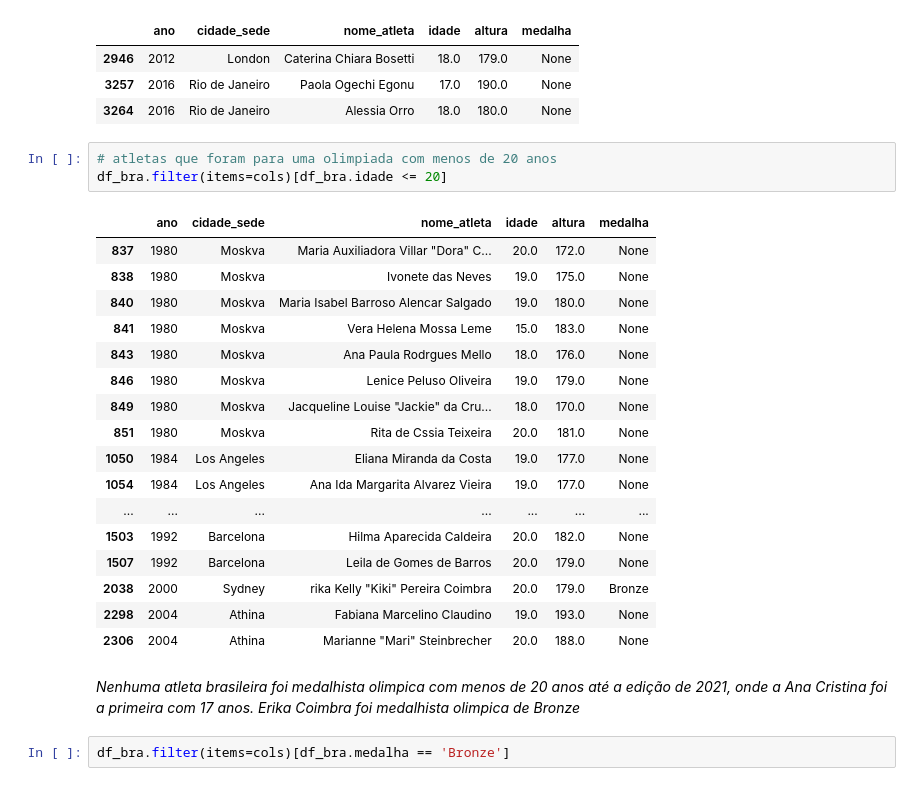
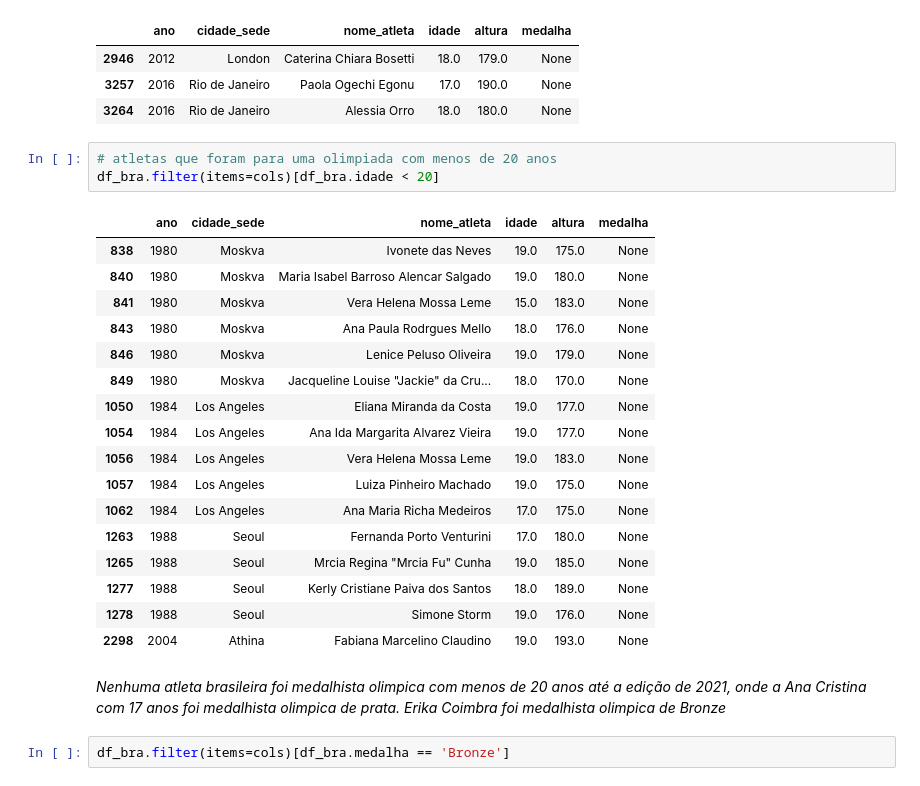
Before and after one commit to ThaisGabriele/DataAnalysisProjects, a Jupyter notebook: Analisando_dados_olimpicos/explorando_dados_olimpiadas.ipynb, the cells around one changed output. Drawn from its saved outputs; the diff is of its cells as text.

```diff
--- a/Analisando_dados_olimpicos/explorando_dados_olimpiadas.ipynb
+++ b/Analisando_dados_olimpicos/explorando_dados_olimpiadas.ipynb
@@ -529,27 +528,27 @@ df[(df.sexo == 'F') & (df.pais == 'Italy')].filter(items=cols)[df.idade < 20]
 | 3264 | 2016 | Rio de Janeiro | Alessia Orro | 18.0 | 180.0 | None |
 # %%
 # atletas que foram para uma olimpiada com menos de 20 anos
-df_bra.filter(items=cols)[df_bra.idade <= 20]
+df_bra.filter(items=cols)[df_bra.idade < 20]
 # %% [output]
 |  | ano | cidade_sede | nome_atleta | idade | altura | medalha |
-| 837 | 1980 | Moskva | Maria Auxiliadora Villar "Dora" C... | 20.0 | 172.0 | None |
 | 838 | 1980 | Moskva | Ivonete das Neves | 19.0 | 175.0 | None |
 | 840 | 1980 | Moskva | Maria Isabel Barroso Alencar Salgado | 19.0 | 180.0 | None |
 | 841 | 1980 | Moskva | Vera Helena Mossa Leme | 15.0 | 183.0 | None |
 | 843 | 1980 | Moskva | Ana Paula Rodrgues Mello | 18.0 | 176.0 | None |
 | 846 | 1980 | Moskva | Lenice Peluso Oliveira | 19.0 | 179.0 | None |
 | 849 | 1980 | Moskva | Jacqueline Louise "Jackie" da Cru... | 18.0 | 170.0 | None |
-| 851 | 1980 | Moskva | Rita de Cssia Teixeira | 20.0 | 181.0 | None |
 | 1050 | 1984 | Los Angeles | Eliana Miranda da Costa | 19.0 | 177.0 | None |
 | 1054 | 1984 | Los Angeles | Ana Ida Margarita Alvarez Vieira | 19.0 | 177.0 | None |
-| ... | ... | ... | ... | ... | ... | ... |
-| 1503 | 1992 | Barcelona | Hilma Aparecida Caldeira | 20.0 | 182.0 | None |
-| 1507 | 1992 | Barcelona | Leila de Gomes de Barros | 20.0 | 179.0 | None |
-| 2038 | 2000 | Sydney | rika Kelly "Kiki" Pereira Coimbra | 20.0 | 179.0 | Bronze |
+| 1056 | 1984 | Los Angeles | Vera Helena Mossa Leme | 19.0 | 183.0 | None |
+| 1057 | 1984 | Los Angeles | Luiza Pinheiro Machado | 19.0 | 175.0 | None |
+| 1062 | 1984 | Los Angeles | Ana Maria Richa Medeiros | 17.0 | 175.0 | None |
+| 1263 | 1988 | Seoul | Fernanda Porto Venturini | 17.0 | 180.0 | None |
+| 1265 | 1988 | Seoul | Mrcia Regina "Mrcia Fu" Cunha | 19.0 | 185.0 | None |
+| 1277 | 1988 | Seoul | Kerly Cristiane Paiva dos Santos | 18.0 | 189.0 | None |
+| 1278 | 1988 | Seoul | Simone Storm | 19.0 | 176.0 | None |
 | 2298 | 2004 | Athina | Fabiana Marcelino Claudino | 19.0 | 193.0 | None |
-| 2306 | 2004 | Athina | Marianne "Mari" Steinbrecher | 20.0 | 188.0 | None |
 # %% [markdown]
-*Nenhuma atleta brasileira foi medalhista olimpica com menos de 20 anos até a edição de 2021, onde a Ana Cristina foi a primeira com 17 anos. Erika Coimbra foi medalhista olimpica de Bronze*
+*Nenhuma atleta brasileira foi medalhista olimpica com menos de 20 anos até a edição de 2021, onde a Ana Cristina  com 17 anos foi medalhista olimpica de prata. Erika Coimbra foi medalhista olimpica de Bronze*
 # %%
 df_bra.filter(items=cols)[df_bra.medalha == 'Bronze']
 # %% [output]
```
Also changed, not shown: parts of 12 cells of this notebook.
